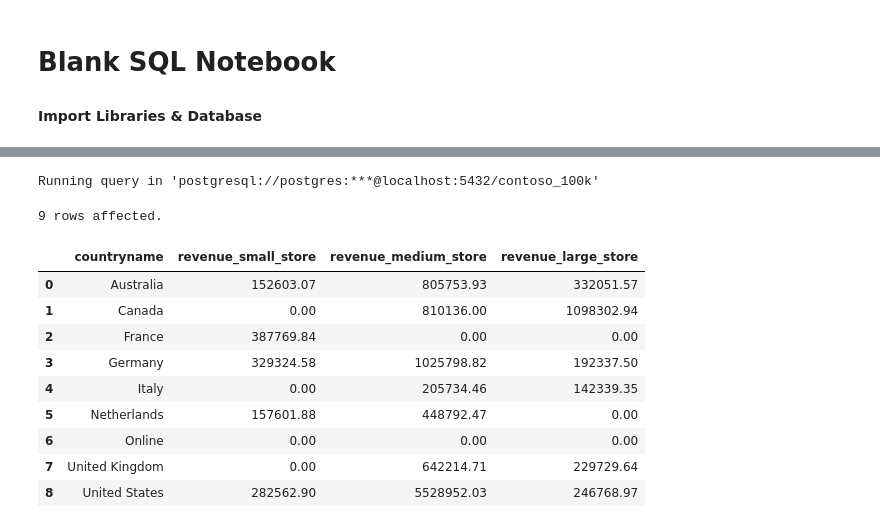
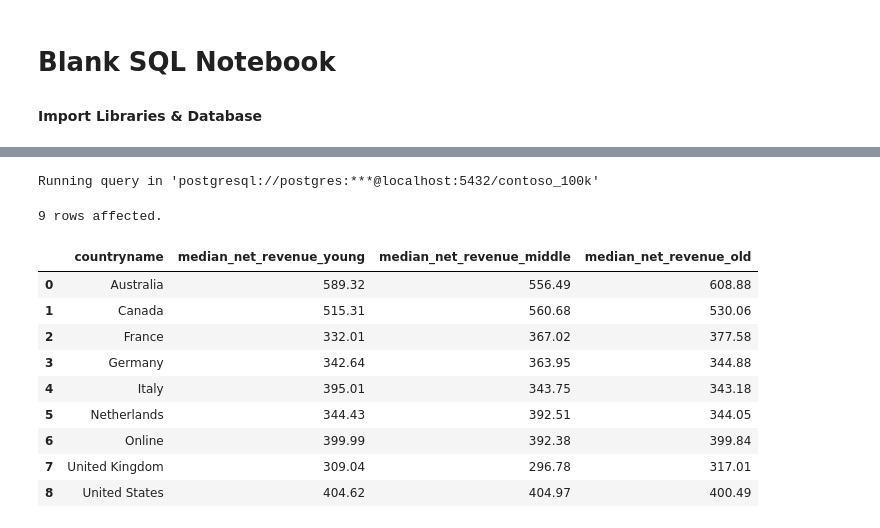
Before and after one commit to sandu17767/project_sql_data_jobs, a Jupyter notebook: Resources/Blank_SQL_Notebook.ipynb, the cells around one changed output, grey strips where cells are left out. Saved outputs shown, nothing was run; the diff lists cells and outputs as text; code cells hidden in the pictures.

```diff
--- a/Resources/Blank_SQL_Notebook.ipynb
+++ b/Resources/Blank_SQL_Notebook.ipynb
@@ -224,26 +215,25 @@ Running query in 'postgresql://postgres:***@localhost:5432/contoso_100k'
 # %%
 %%sql
 SELECT
 st.countryname,
-SUM(CASE WHEN st.squaremeters < 1000 THEN s.quantity * s.netprice * s.exchangerate ELSE 0 END) AS revenue_small_store,
-SUM(CASE WHEN st.squaremeters BETWEEN 1000 AND 2000 THEN s.quantity * s.netprice * s.exchangerate ELSE 0 END ) AS revenue_medium_store,
-SUM(CASE WHEN st.squaremeters > 2000 THEN s.quantity *s.netprice * s.exchangerate ELSE 0 END) AS revenue_large_store
+PERCENTILE_CONT(0.5) WITHIN GROUP (ORDER BY CASE WHEN c.age < 30 THEN (s.quantity*s.netprice*s.exchangerate)END) AS median_net_revenue_young,
+PERCENTILE_CONT(0.5)WITHIN GROUP (ORDER BY CASE WHEN c.age BETWEEN 30 AND 50 THEN (s.quantity*s.netprice*s.exchangerate)END ) AS median_net_revenue_middle,
+PERCENTILE_CONT(0.5) WITHIN GROUP (ORDER BY CASE WHEN c.age >50 THEN (s.quantity*s.netprice*s.exchangerate)END ) AS median_net_revenue_old
 FROM sales s
-LEFT JOIN store st ON st.storekey = s.storekey
-WHERE orderdate BETWEEN '2023-01-01' AND '2023-12-31'
-AND st.countryname <> 'online'
+LEFT JOIN store st ON s.storekey = st.storekey
+LEFT JOIN customer c ON s.customerkey = c.customerkey
 GROUP BY st.countryname
 ORDER BY st.countryname;
 # %% [output]
 Running query in 'postgresql://postgres:***@localhost:5432/contoso_100k'
 9 rows affected.
-|  | countryname | revenue_small_store | revenue_medium_store | revenue_large_store |
-| 0 | Australia | 152603.07 | 805753.93 | 332051.57 |
-| 1 | Canada | 0.00 | 810136.00 | 1098302.94 |
-| 2 | France | 387769.84 | 0.00 | 0.00 |
-| 3 | Germany | 329324.58 | 1025798.82 | 192337.50 |
-| 4 | Italy | 0.00 | 205734.46 | 142339.35 |
-| 5 | Netherlands | 157601.88 | 448792.47 | 0.00 |
-| 6 | Online | 0.00 | 0.00 | 0.00 |
-| 7 | United Kingdom | 0.00 | 642214.71 | 229729.64 |
-| 8 | United States | 282562.90 | 5528952.03 | 246768.97 |
+|  | countryname | median_net_revenue_young | median_net_revenue_middle | median_net_revenue_old |
+| 0 | Australia | 589.32 | 556.49 | 608.88 |
+| 1 | Canada | 515.31 | 560.68 | 530.06 |
+| 2 | France | 332.01 | 367.02 | 377.58 |
+| 3 | Germany | 342.64 | 363.95 | 344.88 |
+| 4 | Italy | 395.01 | 343.75 | 343.18 |
+| 5 | Netherlands | 344.43 | 392.51 | 344.05 |
+| 6 | Online | 399.99 | 392.38 | 399.84 |
+| 7 | United Kingdom | 309.04 | 296.78 | 317.01 |
+| 8 | United States | 404.62 | 404.97 | 400.49 |
```
Also changed, not shown: parts of 12 cells of this notebook.
